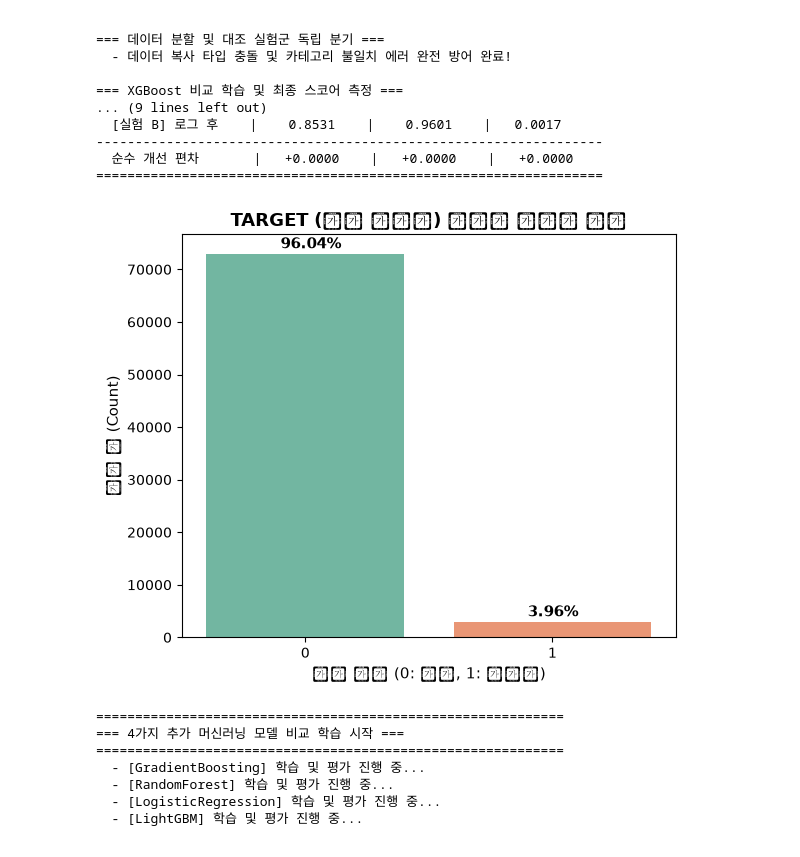
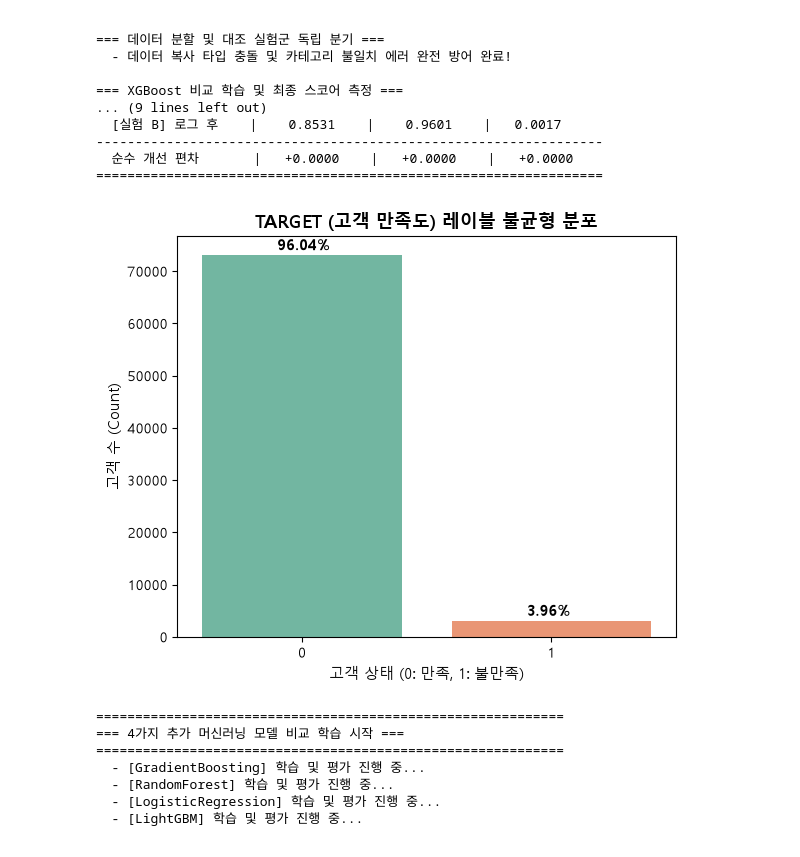
Before and after one commit to jcs19752510-ui/semi_project, a Jupyter notebook: 정영찬/SEMI-PROJECT.ipynb, the cells around one changed output. Cells and saved outputs as stored; diff of their text form; code cells hidden in the pictures.

```diff
--- a/정영찬/SEMI-PROJECT.ipynb
+++ b/정영찬/SEMI-PROJECT.ipynb
@@ -199,26 +199,36 @@ print("="*65)
 # %%
 import matplotlib.pyplot as plt
 import seaborn as sns
+import matplotlib.pyplot as plt
+import platform
 
+# 운영체제별 한글 폰트 자동 설정 (윈도우 / 맥 모두 호환)
+if platform.system() == 'Windows':
+    plt.rc('font', family='Malgun Gothic')  # 윈도우용 맑은 고딕
+elif platform.system() == 'Darwin':
+    plt.rc('font', family='AppleGothic')    # 맥용 애플고딕
+
+# 그래프에서 마이너스(-) 기호가 깨지는 현상 방지
+plt.rcParams['axes.unicode_minus'] = False
 plt.figure(figsize=(6, 5))
 # 타깃 데이터의 불균형을 시각화하는 countplot 생성
 ax = sns.countplot(x='TARGET', data=cust_df, palette='Set2')
 plt.title("TARGET (고객 만족도) 레이블 불균형 분포", fontsize=13, fontweight='bold')
 plt.xlabel("고객 상태 (0: 만족, 1: 불만족)", fontsize=11)
 plt.ylabel("고객 수 (Count)", fontsize=11)
 
 # 바 차트 위에 정확한 퍼센트 수치 적어주기 (발표용 꿀팁)
 total = len(cust_df)
 for p in ax.patches:
     percentage = f'{100 * p.get_height()/total:.2f}%'
     x = p.get_x() + p.get_width() / 2 - 0.1
     y = p.get_height() + 1000
     ax.annotate(percentage, (x, y), fontsize=11, fontweight='bold', color='black')
 
 plt.tight_layout()
 plt.show()
 # %% [output]
-[figure, old version]
+[figure, new version]
 # %%
 # =========================================================================
 # 7. 추가 모델 정의 및 학습 (GBM, RF, Logistic, LightGBM) 🚀
```
Also changed, not shown: parts of 4 cells of this notebook, 2 other files.
